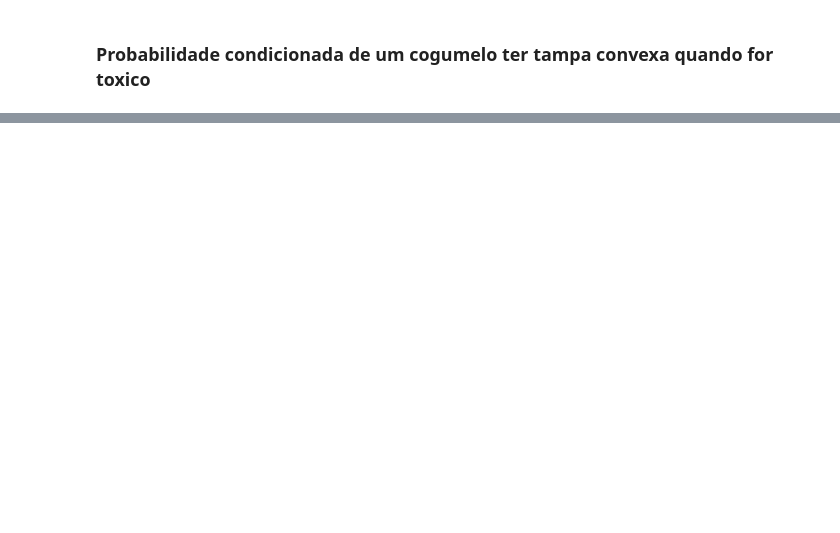
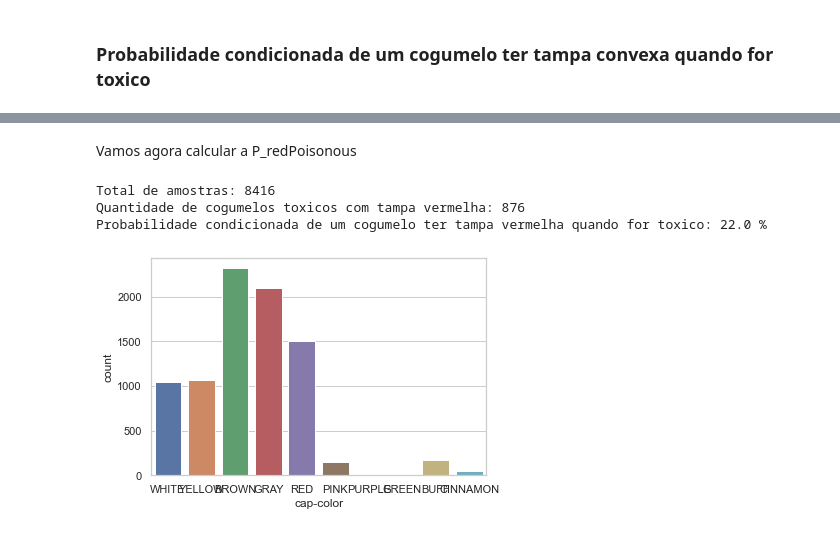
Before and after one commit to Lucasnb2001/Mushroom-Data-Analysis, a Jupyter notebook: cogumelo.ipynb, the cells around one changed output, grey strips where cells are left out. Drawn from its saved outputs; the diff is of its cells as text; code cells hidden in the pictures; blank space fills up the shorter version.

```diff
--- a/cogumelo.ipynb
+++ b/cogumelo.ipynb
@@ -57,11 +57,16 @@ for x in values:
     fieldQtd[1]+=1;
 
 #Exibindo valores
-print('total:',len(values))
-print('edible:',fieldQtd[0])
-print('poisonous:',fieldQtd[1])
+totalQtd = len(values)
+print('total:', totalQtd)
+edibleQtd = fieldQtd[0]
+print('edible:', edibleQtd)
+poisonousQtd = fieldQtd[1]
+print('poisonous:',poisonousQtd)
 P_poisonous = fieldQtd[1] / len(values)
 print('P_poisonous:', round(P_poisonous, 2)*100,'%')
+P_edible = edibleQtd / totalQtd;
+print('P_edible:', round(P_edible, 2)*100,'%')
 # %% [output]
 total: 8416
 edible: 4488
@@ -176,0 +218,43 @@ print(round(P_poisonousConvex,2)*100,'%')
+# %% [markdown]
+Vamos agora calcular a P_redPoisonous
+# %%
+fieldQtd = [0, 0, 0, 0, 0, 0, 0, 0, 0, 0]
+valuesColor = list(datasetEx['cap-color'].values)
+valuesClasse = list(datasetEx['classe'].values)
+fieldNames = ['brown', 'buff', 'cinnamon', 'gray','green','pink','purple','red','white','yellow']
+
+for x, y in zip(valuesColor, valuesClasse):
+    if x == 'BROWN' and y == 'POISONOUS' :
+        fieldQtd[0]+=1;
+    elif x == 'BUFF' and y == 'POISONOUS':
+        fieldQtd[1]+=1;
+    elif x == 'CINNAMON' and y == 'POISONOUS':
+        fieldQtd[2]+=1;
+    elif x == 'GRAY' and y == 'POISONOUS':
+        fieldQtd[3]+=1;
+    elif x == 'GREEN' and y == 'POISONOUS':
+        fieldQtd[4]+=1;
+    elif x == 'PINK' and y == 'POISONOUS':
+        fieldQtd[5]+=1;
+    elif x == 'PURPLE' and y == 'POISONOUS':
+        fieldQtd[6]+=1;
+    elif x == 'RED' and y == 'POISONOUS':
+        fieldQtd[7]+=1;
+    elif x == 'WHITE' and y == 'POISONOUS':
+        fieldQtd[8]+=1;
+    elif x == 'YELLOW' and y == 'POISONOUS':
+        fieldQtd[9]+=1;
+
+print('Total de amostras:',totalQtd)
+P_redPoisonous = fieldQtd[7] / poisonousQtd #Numero de cogumelos venenosos
+print('Quantidade de cogumelos toxicos com tampa vermelha:', fieldQtd[7])
+print('Probabilidade condicionada de um cogumelo ter tampa vermelha quando for toxico:', round(P_redPoisonous,2)*100,'%')
+
+#Exibindo gráficamente
+sns.countplot(x='cap-color', data=datasetEx, )
+plt.show()
+# %% [output]
+Total de amostras: 8416
+Quantidade de cogumelos toxicos com tampa vermelha: 876
+Probabilidade condicionada de um cogumelo ter tampa vermelha quando for toxico: 22.0 %
+[figure, added]
```
Also changed, not shown: parts of 18 cells of this notebook, 1 other file.
